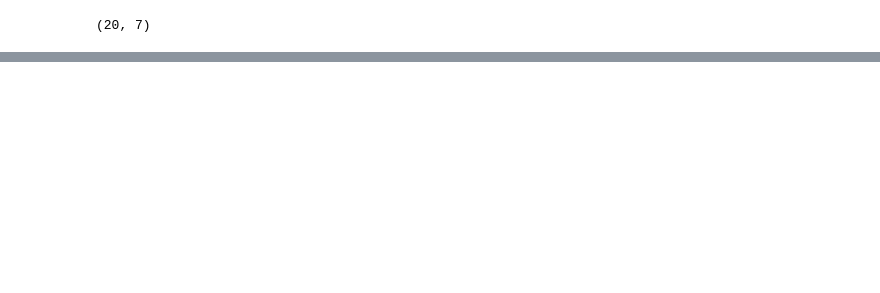
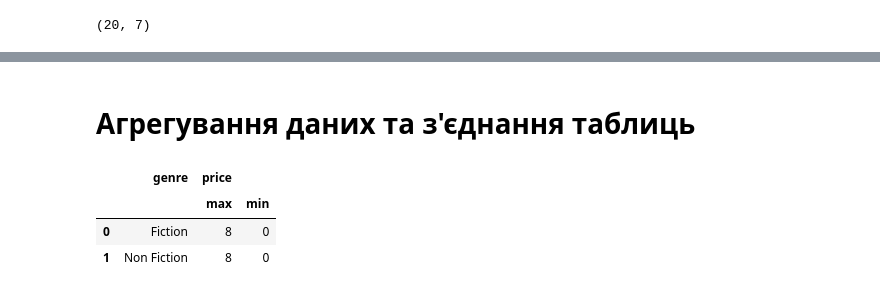
Before and after one commit to a33211/Data-science-homeworks, a Jupyter notebook: Hw2_3.ipynb, the cells around one changed output, grey strips where cells are left out. Cells and saved outputs as stored; diff of their text form; code cells hidden in the pictures; blank space fills up the shorter version.

```diff
--- a/Hw2_3.ipynb
+++ b/Hw2_3.ipynb
@@ -155,0 +206,10 @@ print(filt.shape)
+# %% [markdown]
+# **Агрегування даних та з'єднання таблиць**
+# %%
+#df.columns = ['name', 'author', 'user_rating', 'reviews', 'price', 'year', 'genre']
+df.groupby(by=['genre'],as_index=False).agg({'price':['max', 'min']})
+# %% [output]
+|  | genre | price |  |
+|  |  | max | min |
+| 0 | Fiction | 8 | 0 |
+| 1 | Non Fiction | 8 | 0 |
```
Also changed, not shown: parts of 13 cells of this notebook.
